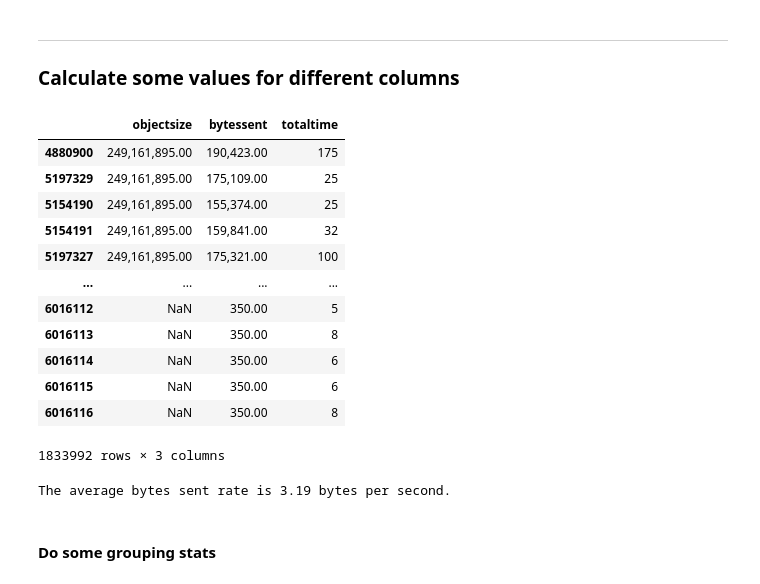
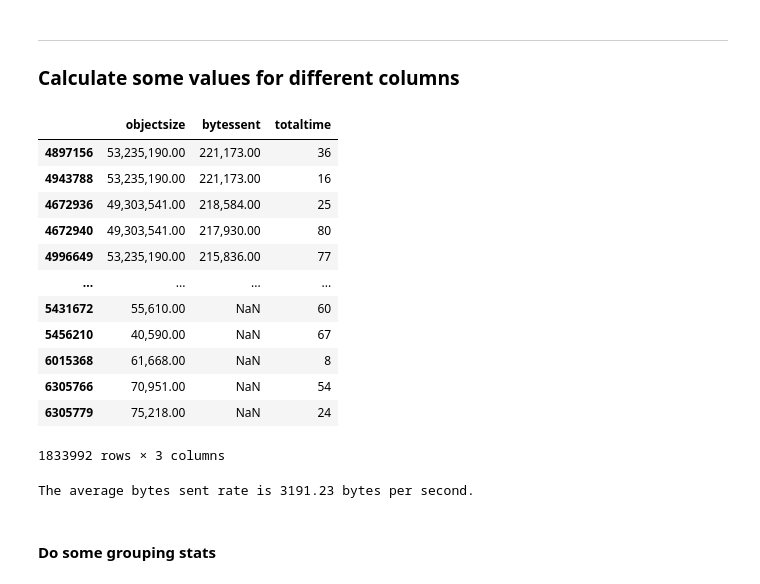
Before and after one commit to ianhorn/codeky-da-module2-project, a Jupyter notebook: data-project.ipynb, the cells around one changed output. Saved outputs shown, nothing was run; the diff lists cells and outputs as text; code cells hidden in the pictures.

```diff
--- a/data-project.ipynb
+++ b/data-project.ipynb
@@ -169,8 +172,13 @@ In this section, I'm going to format the `requestdatetime` values so that it's j
 # %%
 # convert timestamp to datetime object
 logs_filtered['formatted_date'] = pd.to_datetime(logs_filtered['requestdatetime'], format='%d/%b/%Y:%H:%M:%S %z')
+
 # Format the datetime objects to "Day/Month/Year"
-logs_filtered['formatted_date'] = logs_filtered['formatted_date'].dt.strftime('%d/%m/%Y')
+logs_filtered['formatted_date'] = logs_filtered['formatted_date'].dt.strftime('%m/%d/%Y')
 
+# drop requestdatedime
+logs_filtered = logs_filtered.drop('requestdatetime', axis=1)
+
+# print a couple lines see how the date was formatted
 print(logs_filtered['formatted_date'])
 # %% [output]
@@ -229,28 +236,32 @@ logs_cleaned = logs_filtered
 ### Calculate some values for different columns
 # %%
 logs_objects = logs_cleaned[['objectsize', 'bytessent', 'totaltime']]
-logs_objects.sort_values('objectsize', ascending=False)
+logs_objects.sort_values('bytessent', ascending=False)
 # %% [output]
 |  | objectsize | bytessent | totaltime |
-| 4880900 | 249,161,895.00 | 190,423.00 | 175 |
-| 5197329 | 249,161,895.00 | 175,109.00 | 25 |
-| 5154190 | 249,161,895.00 | 155,374.00 | 25 |
-| 5154191 | 249,161,895.00 | 159,841.00 | 32 |
-| 5197327 | 249,161,895.00 | 175,321.00 | 100 |
+| 4897156 | 53,235,190.00 | 221,173.00 | 36 |
+| 4943788 | 53,235,190.00 | 221,173.00 | 16 |
+| 4672936 | 49,303,541.00 | 218,584.00 | 25 |
+| 4672940 | 49,303,541.00 | 217,930.00 | 80 |
+| 4996649 | 53,235,190.00 | 215,836.00 | 77 |
 | ... | ... | ... | ... |
-| 6016112 | NaN | 350.00 | 5 |
-| 6016113 | NaN | 350.00 | 8 |
-| 6016114 | NaN | 350.00 | 6 |
-| 6016115 | NaN | 350.00 | 6 |
-| 6016116 | NaN | 350.00 | 8 |
+| 5431672 | 55,610.00 | NaN | 60 |
+| 5456210 | 40,590.00 | NaN | 67 |
+| 6015368 | 61,668.00 | NaN | 8 |
+| 6305766 | 70,951.00 | NaN | 54 |
+| 6305779 | 75,218.00 | NaN | 24 |
 1833992 rows × 3 columns
 # %%
+# drop nulls
+pd.options.mode.copy_on_write = True
+logs_objects['bytessent'] = logs_objects['bytessent'].dropna()
+
 # Calculate bytes sent per second
-bytessent_rate = logs_cleaned['bytessent'] / logs_cleaned['totaltime']
-bytessent_rate_mean = bytessent_rate.mean()/1000  # 1000 gives us
+bytessent_rate = logs_objects['bytessent'] / logs_objects['totaltime']
+bytessent_rate_mean = bytessent_rate.mean()
 print(f'The average bytes sent rate is {bytessent_rate_mean.round(2)} bytes per second.')
 # %% [output]
-The average bytes sent rate is 3.19 bytes per second.
+The average bytes sent rate is 3191.23 bytes per second.
 # %% [markdown]
 #### Do some grouping stats
 # %%
```
Also changed, not shown: parts of 26 cells of this notebook.
